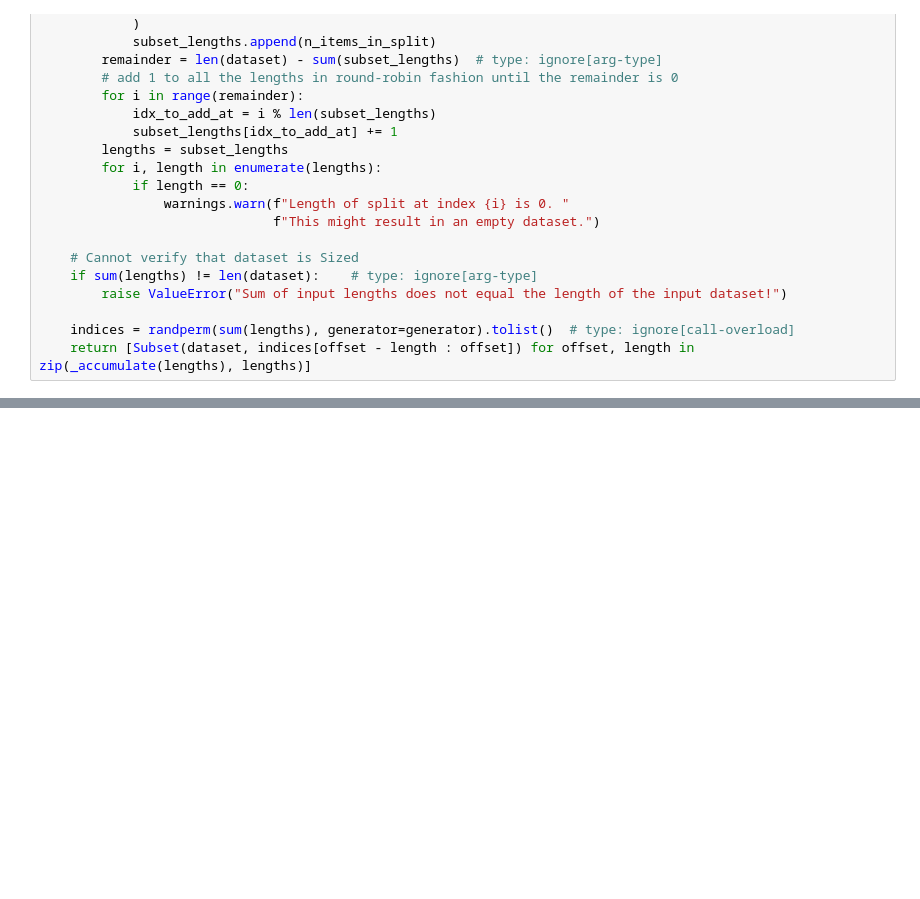
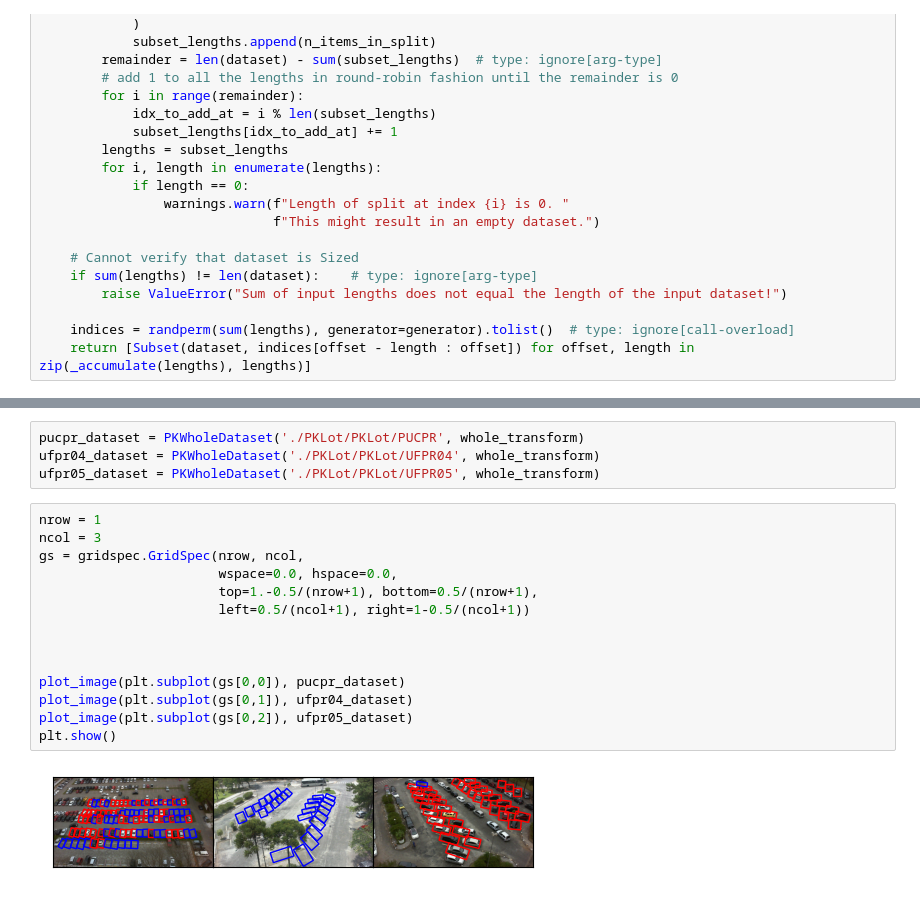
Before and after one commit to willocho/parking_data_cnn, a Jupyter notebook: Project_recreate.ipynb, the cells around one changed output, grey strips where cells are left out. Saved outputs shown, nothing was run; the diff lists cells and outputs as text; blank space fills up the shorter version.

```diff
--- a/Project_recreate.ipynb
+++ b/Project_recreate.ipynb
@@ -413,2 +450,22 @@ Test Error:
 
 Done!
+# %%
+pucpr_dataset = PKWholeDataset('./PKLot/PKLot/PUCPR', whole_transform)
+ufpr04_dataset = PKWholeDataset('./PKLot/PKLot/UFPR04', whole_transform)
+ufpr05_dataset = PKWholeDataset('./PKLot/PKLot/UFPR05', whole_transform)
+# %%
+nrow = 1
+ncol = 3
+gs = gridspec.GridSpec(nrow, ncol,
+                       wspace=0.0, hspace=0.0,
+                       top=1.-0.5/(nrow+1), bottom=0.5/(nrow+1),
+                       left=0.5/(ncol+1), right=1-0.5/(ncol+1))
+
+
+
+plot_image(plt.subplot(gs[0,0]), pucpr_dataset)
+plot_image(plt.subplot(gs[0,1]), ufpr04_dataset)
+plot_image(plt.subplot(gs[0,2]), ufpr05_dataset)
+plt.show()
+# %% [output]
+[figure, added]
```
Also changed, not shown: parts of 15 cells of this notebook.
